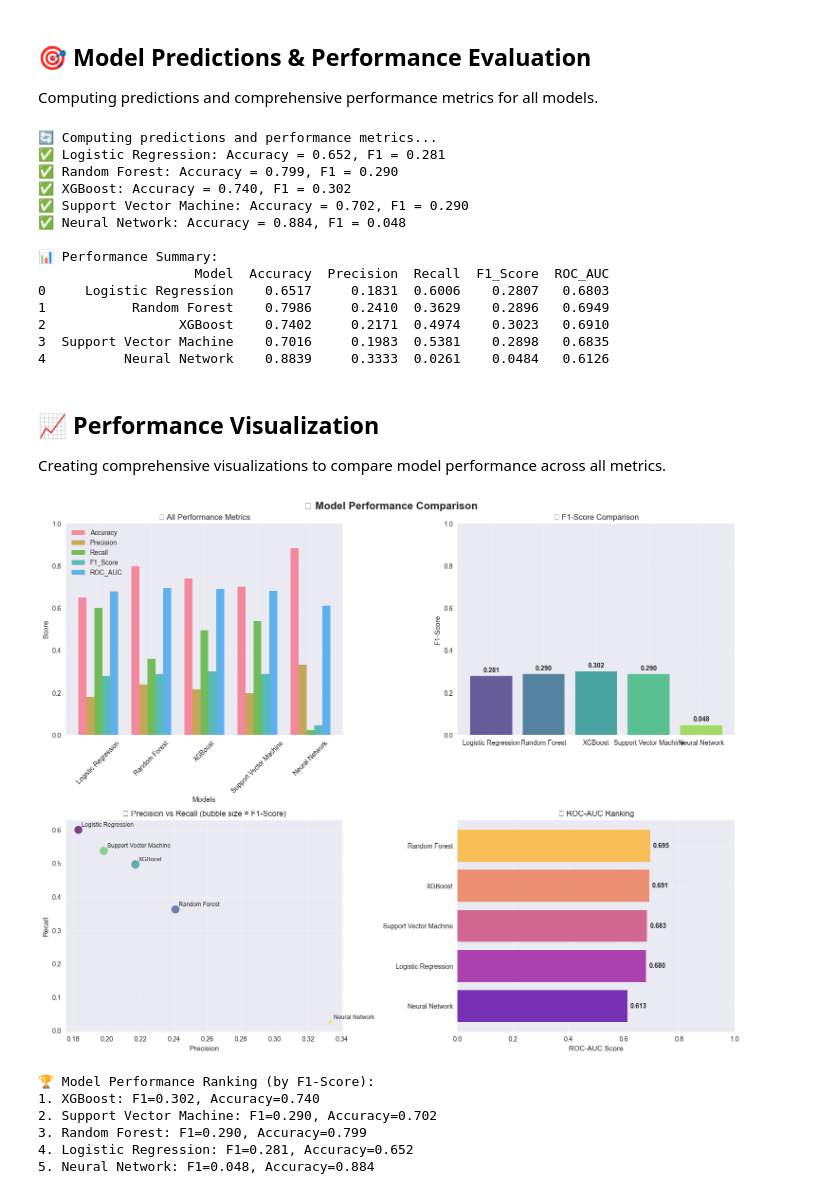
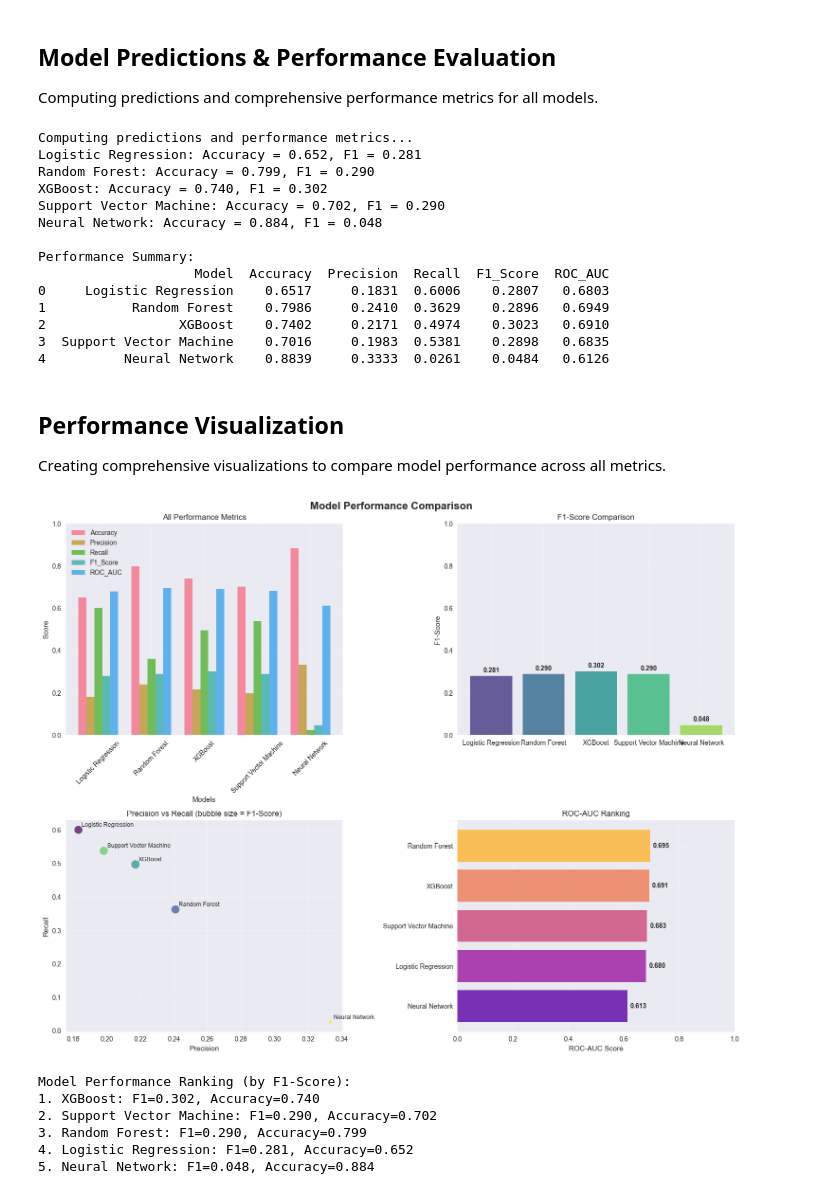
Before and after one commit to Petlaz/heart_risk_prediction, a Jupyter notebook: notebooks/04_error_analysis.ipynb, the cells around one changed output. Saved outputs shown, nothing was run; the diff lists cells and outputs as text; code cells hidden in the pictures.

```diff
--- a/notebooks/04_error_analysis.ipynb
+++ b/notebooks/04_error_analysis.ipynb
@@ -269,5 +269,5 @@ Test probabilities shape: (5, 2)
 # %% [markdown]
-## 🎯 Model Predictions & Performance Evaluation
+## Model Predictions & Performance Evaluation
 
 Computing predictions and comprehensive performance metrics for all models.
 # %%
@@ -293,7 +293,7 @@ def calculate_performance_metrics(y_true, y_pred, y_prob=None, model_name="Model
 model_predictions = {}
 performance_metrics = []
 
-print("🔄 Computing predictions and performance metrics...")
+print("Computing predictions and performance metrics...")
 
 # Evaluate traditional ML models
 for model_name, model in model_registry.items():
@@ -313,25 +313,25 @@ for model_name, model in model_registry.items():
         metrics = calculate_performance_metrics(y_test, y_pred, y_prob, model_name)
         performance_metrics.append(metrics)
 
-        print(f"✅ {model_name}: Accuracy = {metrics['Accuracy']:.3f}, F1 = {metrics['F1_Score']:.3f}")
+        print(f"{model_name}: Accuracy = {metrics['Accuracy']:.3f}, F1 = {metrics['F1_Score']:.3f}")
 
     except Exception as e:
-        print(f"❌ Error evaluating {model_name}: {e}")
+        print(f"Error evaluating {model_name}: {e}")
 
 # Create performance summary DataFrame
 performance_df = pd.DataFrame(performance_metrics)
 
-print("\n📊 Performance Summary:")
+print("\nPerformance Summary:")
 print(performance_df.round(4))
 # %% [output]
-🔄 Computing predictions and performance metrics...
-✅ Logistic Regression: Accuracy = 0.652, F1 = 0.281
-✅ Random Forest: Accuracy = 0.799, F1 = 0.290
-✅ XGBoost: Accuracy = 0.740, F1 = 0.302
-✅ Support Vector Machine: Accuracy = 0.702, F1 = 0.290
-✅ Neural Network: Accuracy = 0.884, F1 = 0.048
+Computing predictions and performance metrics...
+Logistic Regression: Accuracy = 0.652, F1 = 0.281
+Random Forest: Accuracy = 0.799, F1 = 0.290
+XGBoost: Accuracy = 0.740, F1 = 0.302
+Support Vector Machine: Accuracy = 0.702, F1 = 0.290
+Neural Network: Accuracy = 0.884, F1 = 0.048
 
-📊 Performance Summary:
+Performance Summary:
                     Model  Accuracy  Precision  Recall  F1_Score  ROC_AUC
 0     Logistic Regression    0.6517     0.1831  0.6006    0.2807   0.6803
 1           Random Forest    0.7986     0.2410  0.3629    0.2896   0.6949
@@ -339,13 +339,13 @@ print(performance_df.round(4))
 3  Support Vector Machine    0.7016     0.1983  0.5381    0.2898   0.6835
 4          Neural Network    0.8839     0.3333  0.0261    0.0484   0.6126
 # %% [markdown]
-## 📈 Performance Visualization
+## Performance Visualization
 
 Creating comprehensive visualizations to compare model performance across all metrics.
 # %%
 # Create comprehensive performance visualization
 fig, axes = plt.subplots(2, 2, figsize=(15, 12))
-fig.suptitle('🎯 Model Performance Comparison', fontsize=16, fontweight='bold')
+fig.suptitle('Model Performance Comparison', fontsize=16, fontweight='bold')
 
 # 1. Bar plot of all metrics
 metrics_to_plot = ['Accuracy', 'Precision', 'Recall', 'F1_Score', 'ROC_AUC']
@@ -362,7 +362,7 @@ for i, metric in enumerate(metrics_to_plot):
 
 ax1.set_xlabel('Models')
 ax1.set_ylabel('Score')
-ax1.set_title('📊 All Performance Metrics')
+ax1.set_title('All Performance Metrics')
 ax1.set_xticks(x + width * 2)
 ax1.set_xticklabels(metrics_data['Model'], rotation=45)
 ax1.legend()
@@ -374,7 +374,7 @@ ax2 = axes[0, 1]
 f1_scores = performance_df.set_index('Model')['F1_Score']
 bars = ax2.bar(f1_scores.index, f1_scores.values,
                color=sns.color_palette("viridis", len(f1_scores)), alpha=0.8)
-ax2.set_title('🎯 F1-Score Comparison')
+ax2.set_title('F1-Score Comparison')
 ax2.set_ylabel('F1-Score')
 ax2.set_ylim(0, 1)
 ax2.grid(True, alpha=0.3)
@@ -391,7 +391,7 @@ scatter = ax3.scatter(performance_df['Precision'], performance_df['Recall'],
                      c=range(len(performance_df)), cmap='viridis')
 ax3.set_xlabel('Precision')
 ax3.set_ylabel('Recall')
-ax3.set_title('🎪 Precision vs Recall (bubble size = F1-Score)')
+ax3.set_title('Precision vs Recall (bubble size = F1-Score)')
 ax3.grid(True, alpha=0.3)
 
 # Add model labels
@@ -399,38 +399,38 @@ for i, model in enumerate(performance_df['Model']):
     ax3.annotate(model,
                 (performance_df.iloc[i]['Precision'], performance_df.iloc[i]['Recall']),
                 xytext=(5, 5), textcoords='offset points', fontsize=9)
 
 # 4. ROC-AUC ranking
 ax4 = axes[1, 1]
 if 'ROC_AUC' in performance_df.columns:
     roc_data = performance_df.sort_values('ROC_AUC', ascending=True)
     bars = ax4.barh(roc_data['Model'], roc_data['ROC_AUC'],
                     color=sns.color_palette("plasma", len(roc_data)), alpha=0.8)
     ax4.set_xlabel('ROC-AUC Score')
-    ax4.set_title('📈 ROC-AUC Ranking')
+    ax4.set_title('ROC-AUC Ranking')
     ax4.grid(True, alpha=0.3)
     ax4.set_xlim(0, 1)
 
     # Add value labels
     for bar, value in zip(bars, roc_data['ROC_AUC'].values):
         ax4.text(value + 0.01, bar.get_y() + bar.get_height()/2,
                  f'{value:.3f}', va='center', fontweight='bold')
 else:
     ax4.text(0.5, 0.5, 'ROC-AUC data\nnot available',
              ha='center', va='center', transform=ax4.transAxes, fontsize=12)
-    ax4.set_title('📈 ROC-AUC Ranking')
+    ax4.set_title('ROC-AUC Ranking')
 
 plt.tight_layout()
 plt.show()
 
 # Print performance ranking
-print("\n🏆 Model Performance Ranking (by F1-Score):")
+print("\nModel Performance Ranking (by F1-Score):")
 ranking = performance_df.sort_values('F1_Score', ascending=False)
 for i, (_, row) in enumerate(ranking.iterrows(), 1):
     print(f"{i}. {row['Model']}: F1={row['F1_Score']:.3f}, Accuracy={row['Accuracy']:.3f}")
 # %% [output]
-[figure, old version]
+[figure, new version]
-🏆 Model Performance Ranking (by F1-Score):
+Model Performance Ranking (by F1-Score):
 1. XGBoost: F1=0.302, Accuracy=0.740
 2. Support Vector Machine: F1=0.290, Accuracy=0.702
 3. Random Forest: F1=0.290, Accuracy=0.799
```
Also changed, not shown: parts of 21 cells of this notebook, 1 other file.
